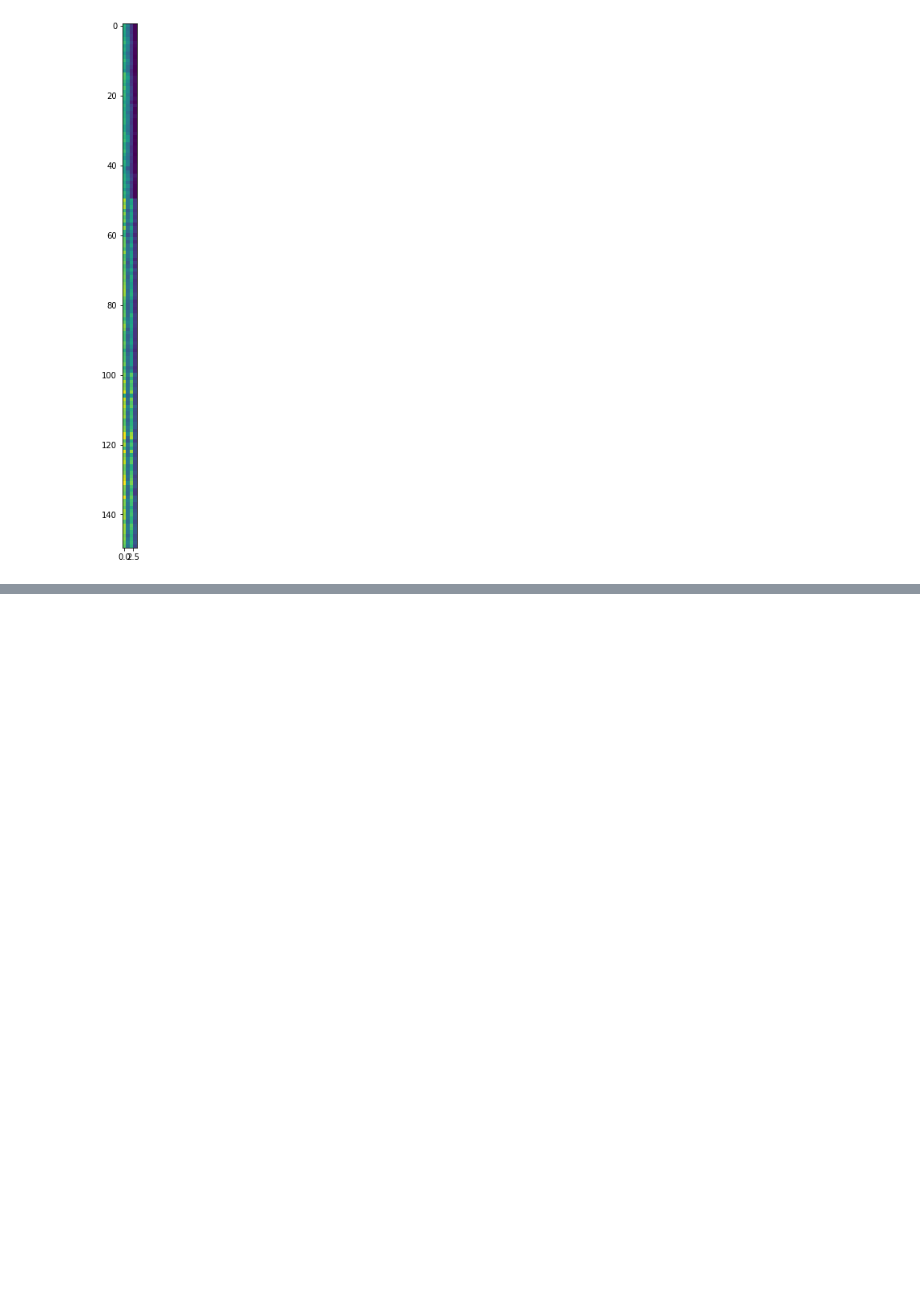
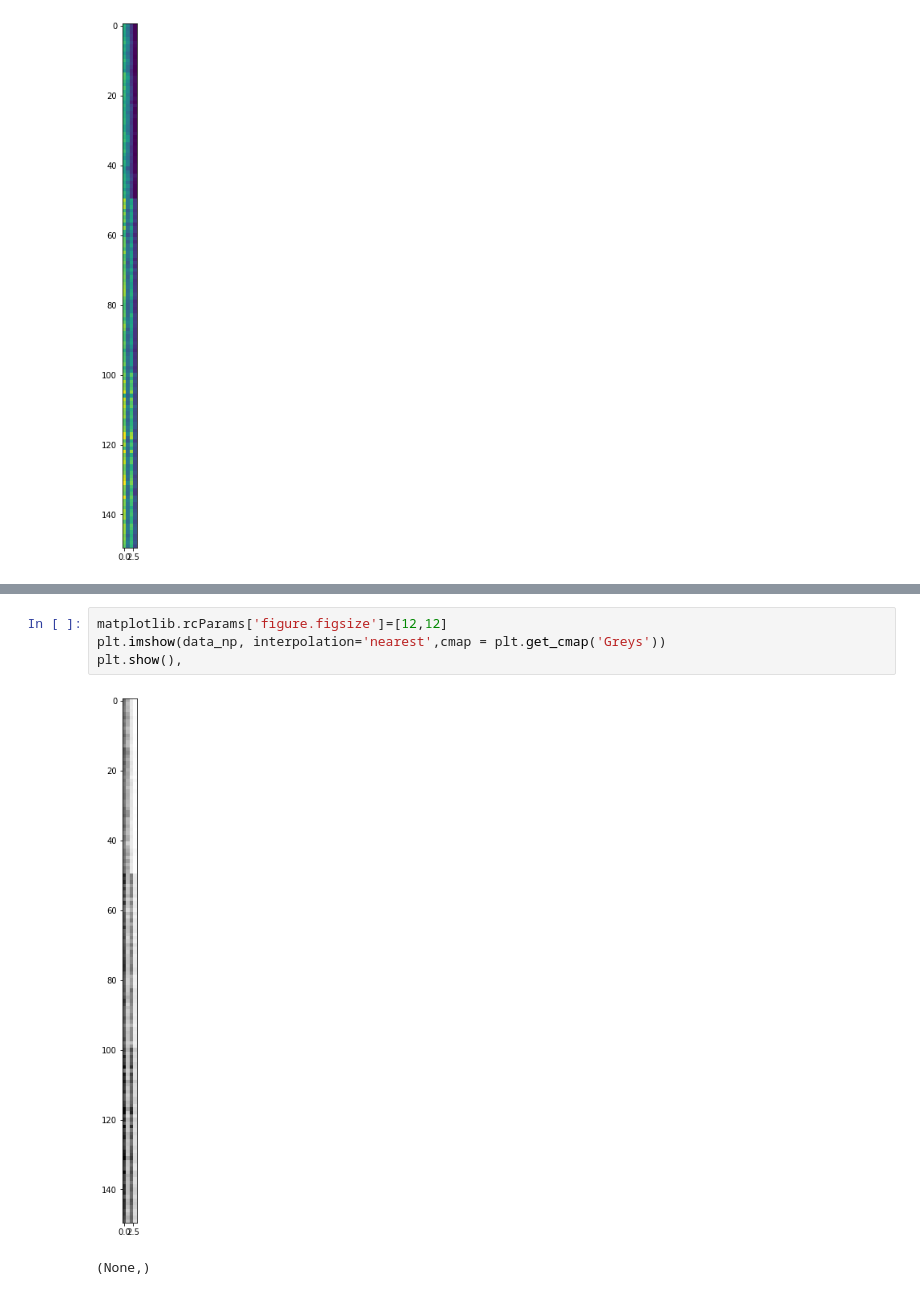
Before and after one commit to wipawadee/python_dataviz, a Jupyter notebook: visualize array data.ipynb, the cells around one changed output, grey strips where cells are left out. Cells and saved outputs as stored; diff of their text form; blank space fills up the shorter version.

Commit message:
matplotlib

```diff
--- a/visualize array data.ipynb
+++ b/visualize array data.ipynb
@@ -120,0 +131,7 @@ plt.show()
+# %%
+matplotlib.rcParams['figure.figsize']=[12,12]
+plt.imshow(data_np, interpolation='nearest',cmap = plt.get_cmap('Greys'))
+plt.show(),
+# %% [output]
+[figure, added]
+(None,)
```
Also changed, not shown: parts of 5 cells of this notebook, 5 other files.
